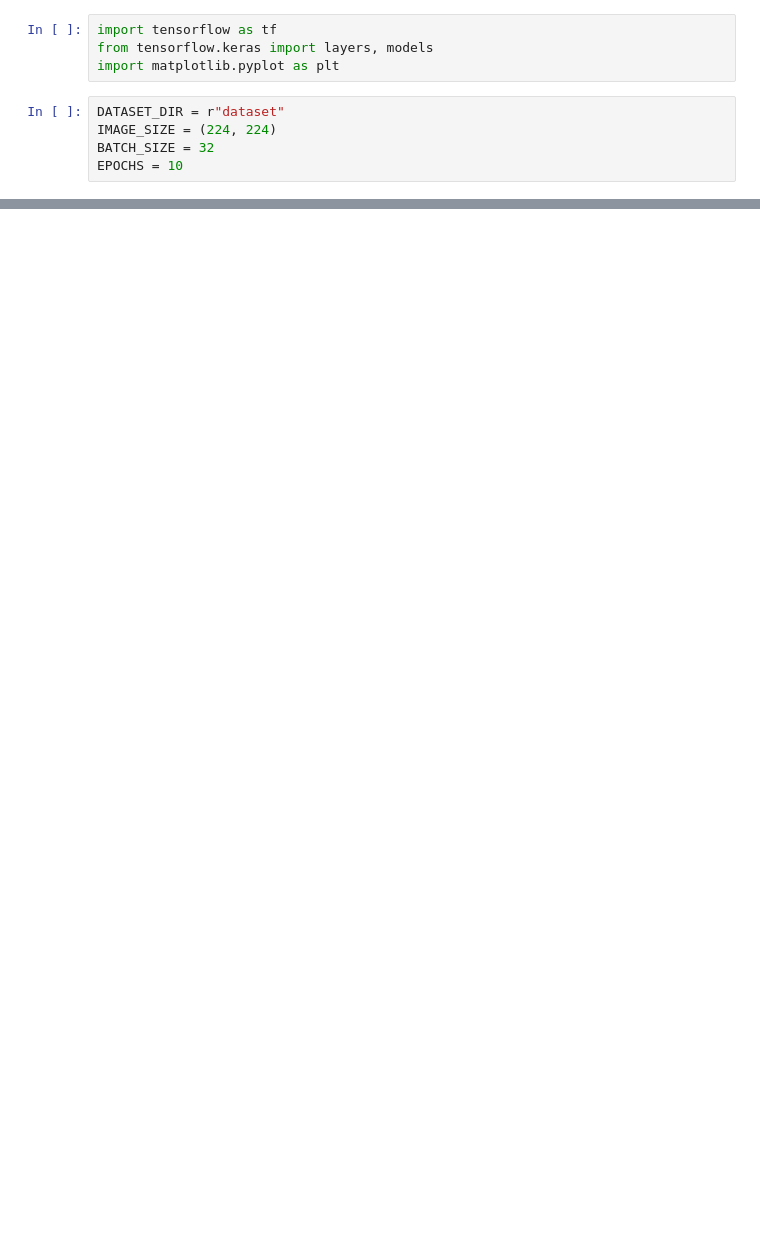
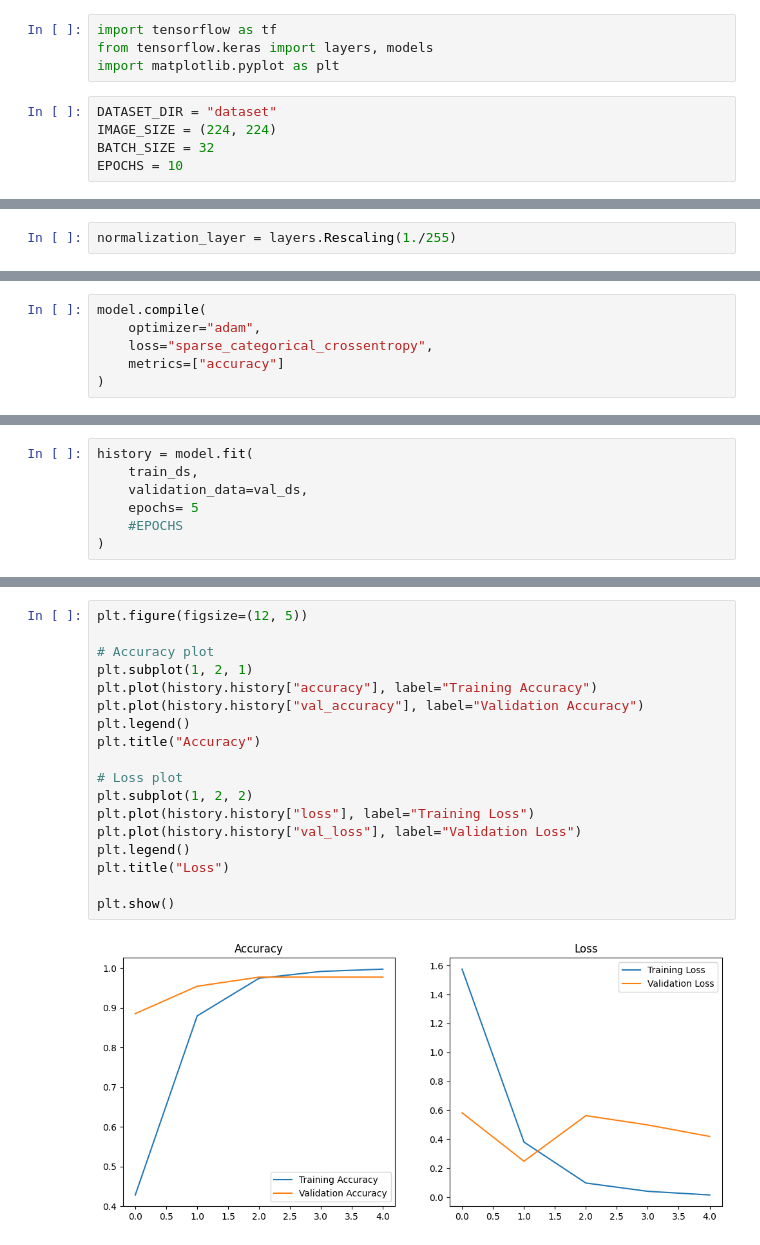
Before and after one commit to AnwarMehmoodSohail/Machine-Learning, a Jupyter notebook: Deep_Learning/News_Image_Classification/news_channel_classification_CNN.ipynb, the cells around one changed output, grey strips where cells are left out. Cells and saved outputs as stored; diff of their text form; blank space fills up the shorter version.

```diff
--- a/Deep_Learning/News_Image_Classification/news_channel_classification_CNN.ipynb
+++ b/Deep_Learning/News_Image_Classification/news_channel_classification_CNN.ipynb
@@ -3,7 +3,7 @@ import tensorflow as tf
 from tensorflow.keras import layers, models
 import matplotlib.pyplot as plt
 # %%
-DATASET_DIR = r"dataset"
+DATASET_DIR = "dataset"
 IMAGE_SIZE = (224, 224)
 BATCH_SIZE = 32
 EPOCHS = 10
@@ -29,0 +33,2 @@ UnicodeDecodeError: 'utf-8' codec can't decode byte 0xbe in position 102: invali
+# %%
+normalization_layer = layers.Rescaling(1./255)
@@ -29,0 +64,6 @@ UnicodeDecodeError: 'utf-8' codec can't decode byte 0xbe in position 102: invali
+# %%
+model.compile(
+    optimizer="adam",
+    loss="sparse_categorical_crossentropy",
+    metrics=["accuracy"]
+)
@@ -29,0 +94,7 @@ UnicodeDecodeError: 'utf-8' codec can't decode byte 0xbe in position 102: invali
+# %%
+history = model.fit(
+    train_ds,
+    validation_data=val_ds,
+    epochs= 5
+    #EPOCHS
+)
@@ -29,0 +112,20 @@ UnicodeDecodeError: 'utf-8' codec can't decode byte 0xbe in position 102: invali
+# %%
+plt.figure(figsize=(12, 5))
+
+# Accuracy plot
+plt.subplot(1, 2, 1)
+plt.plot(history.history["accuracy"], label="Training Accuracy")
+plt.plot(history.history["val_accuracy"], label="Validation Accuracy")
+plt.legend()
+plt.title("Accuracy")
+
+# Loss plot
+plt.subplot(1, 2, 2)
+plt.plot(history.history["loss"], label="Training Loss")
+plt.plot(history.history["val_loss"], label="Validation Loss")
+plt.legend()
+plt.title("Loss")
+
+plt.show()
+# %% [output]
+[figure, added]
```
Also changed, not shown: parts of 5 cells of this notebook, 2 other files.
